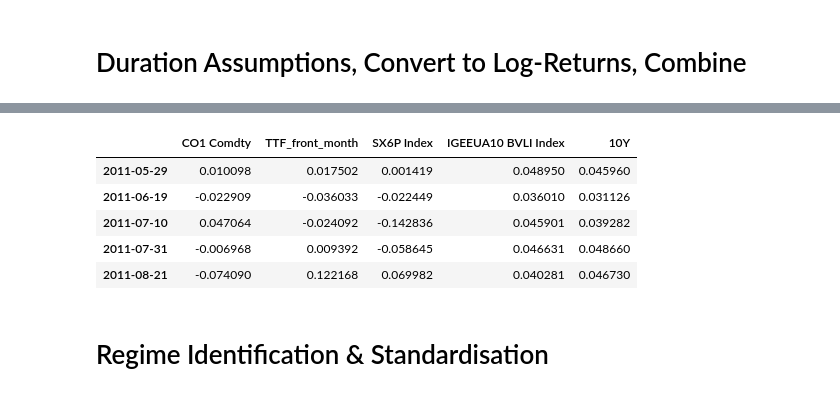
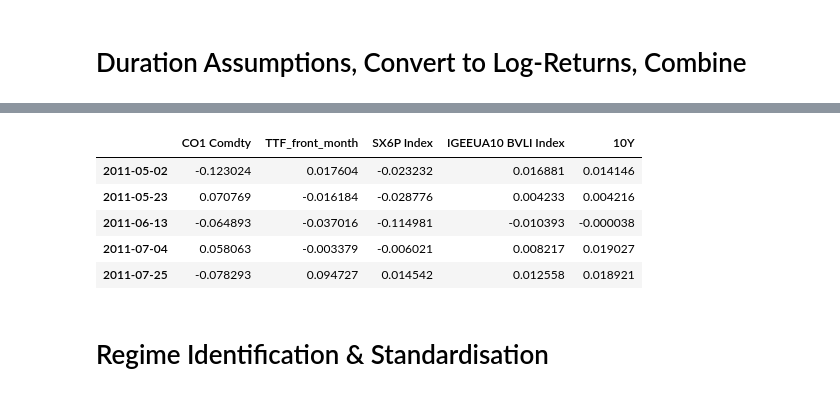
Before and after one commit to 1bykov/Thesis, a Jupyter notebook: code/BRENT_TTF_regression.ipynb, the cells around one changed output, grey strips where cells are left out. Saved outputs shown, nothing was run; the diff lists cells and outputs as text; code cells hidden in the pictures.

```diff
--- a/code/BRENT_TTF_regression.ipynb
+++ b/code/BRENT_TTF_regression.ipynb
@@ -29,7 +29,11 @@ def standardise(col):
 # Load, Process, Align Dates
 # %%
 # Data Frequency
-frequency='3W' # - Set frequency for resampling in clean_process function
+data_days=21
+frequency=f'{data_days}D' # - Set frequency for resampling in clean_process function
+
+indicator_days = 180 # days
+indicator_window = round(indicator_days/data_days) # - Window for indicators in number of data points
 
 # Durations
 D_util = 7.5 # Utility duration will be higher than Govt duration
@@ -39,8 +43,8 @@ D_govt = 8.5
 standardise = False
 
 # Target Definition Selection for regressions
-# target = ['IGEEUA10 BVLI Index'] # - Utility Debt Yield Index (10Y) as target
-target = ['excess_R_util']  # - Excess Utility Debt Return over Govt Return (10Y) as target
+target = ['IGEEUA10 BVLI Index'] # - Utility Debt Yield Index (10Y) as target
+# target = ['excess_R_util']  # - Excess Utility Debt Return over Govt Return (10Y) as target
 # %%
 folder=r'/Users/igorbykov/Desktop/Thesis/data'
 
@@ -112,24 +107,22 @@ df.head(5)
 # %%
-# Convert util yields to returns
-
 # Return-Yield calculations account for accrued interest
-R_util_debt = np.log((1-D_util * df['IGEEUA10 BVLI Index'].diff() + df['IGEEUA10 BVLI Index']).dropna() )
-R_govt = np.log((1-D_govt * df['10Y'].diff() + df['10Y']).dropna() )
+R_util_debt = np.log((1-D_util * df['IGEEUA10 BVLI Index'].diff() + df['IGEEUA10 BVLI Index']*data_days/365).dropna() )
+R_govt = np.log((1-D_govt * df['10Y'].diff() + df['10Y']*data_days/365).dropna() )
 
 R_util_eqty = np.log((df['SX6P Index'] / df['SX6P Index'].shift(1)).dropna() )
 R_brent = np.log(df['CO1 Comdty'] / df['CO1 Comdty'].shift(1)).dropna()
 R_ttf = np.log((df['TTF_front_month'] / df['TTF_front_month'].shift(1)).dropna() )
 
 df = merge_dfs([R_brent, R_ttf, R_util_eqty, R_util_debt, R_govt]).dropna()
 
 df.head(5)
 # %% [output]
 |  | CO1 Comdty | TTF_front_month | SX6P Index | IGEEUA10 BVLI Index | 10Y |
-| 2011-05-29 | 0.010098 | 0.017502 | 0.001419 | 0.048950 | 0.045960 |
-| 2011-06-19 | -0.022909 | -0.036033 | -0.022449 | 0.036010 | 0.031126 |
-| 2011-07-10 | 0.047064 | -0.024092 | -0.142836 | 0.045901 | 0.039282 |
-| 2011-07-31 | -0.006968 | 0.009392 | -0.058645 | 0.046631 | 0.048660 |
-| 2011-08-21 | -0.074090 | 0.122168 | 0.069982 | 0.040281 | 0.046730 |
+| 2011-05-02 | -0.123024 | 0.017604 | -0.023232 | 0.016881 | 0.014146 |
+| 2011-05-23 | 0.070769 | -0.016184 | -0.028776 | 0.004233 | 0.004216 |
+| 2011-06-13 | -0.064893 | -0.037016 | -0.114981 | -0.010393 | -0.000038 |
+| 2011-07-04 | 0.058063 | -0.003379 | -0.006021 | 0.008217 | 0.019027 |
+| 2011-07-25 | -0.078293 | 0.094727 | 0.014542 | 0.012558 | 0.018921 |
 # %% [markdown]
 # Regime Identification & Standardisation
 # %%
```
Also changed, not shown: parts of 9 cells of this notebook, 1 other file.
